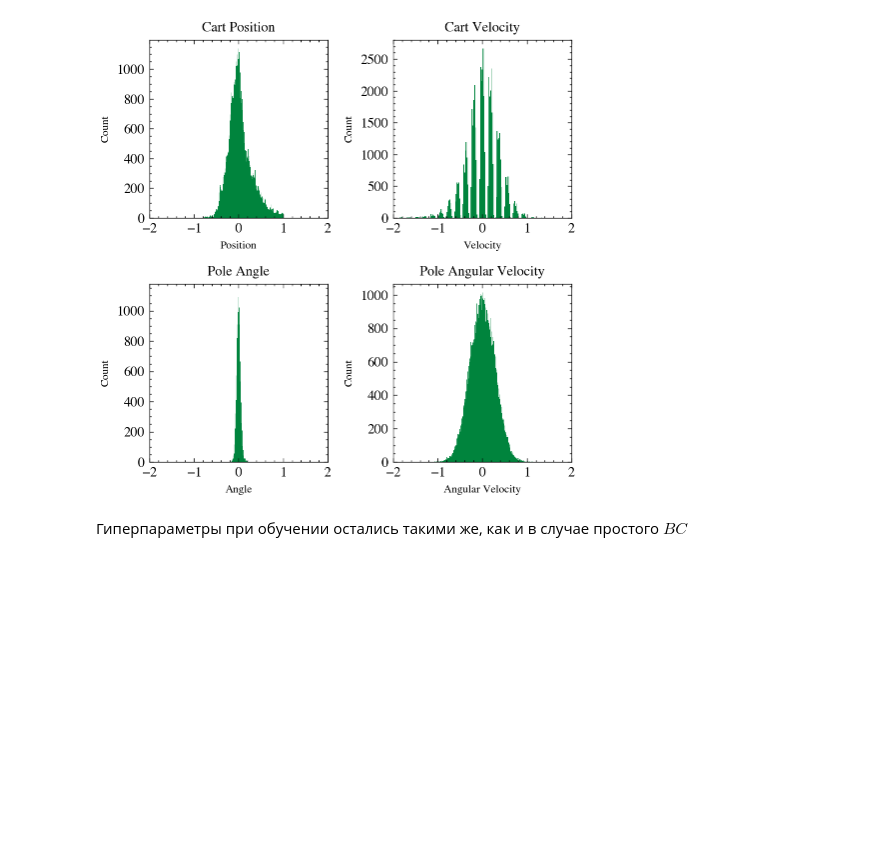
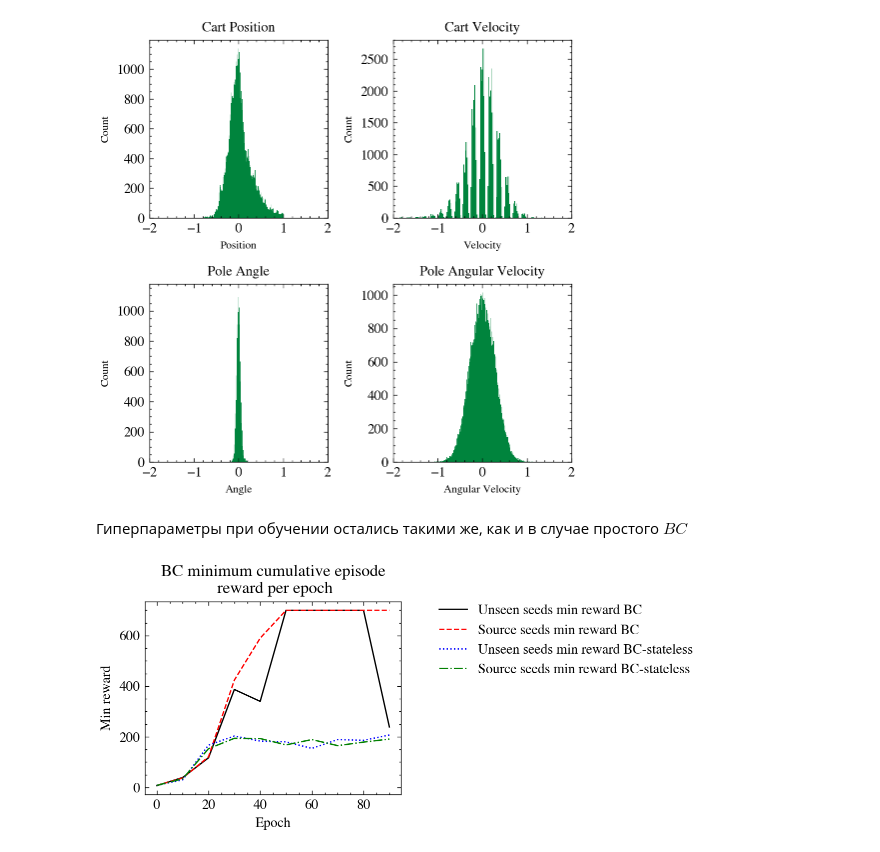
Before and after one commit to selected-topics-ai/CART-POLE-REINFORCE, a Jupyter notebook: notebooks/report.ipynb, the cells around one changed output. Drawn from its saved outputs; the diff is of its cells as text; code cells hidden in the pictures; blank space fills up the shorter version.

Commit message:
add model and plots

```diff
--- a/notebooks/report.ipynb
+++ b/notebooks/report.ipynb
@@ -466,3 +466,25 @@ draw_states(filtered_states, color='#00843D')
 [figure]
 # %% [markdown]
 Гиперпараметры при обучении остались такими же, как и в случае простого $BC$
+# %%
+bc_min_rewards_df = pd.read_csv('../data/bc/bc_min_reward.csv')
+bc_min_rewards_stateless_df = pd.read_csv('../data/bc/bc_min_reward_stateless.csv')
+# %%
+steps = bc_min_rewards_df['Step']
+
+plt.plot(steps, bc_min_rewards_df['val/min_episode_reward'], label='Unseen seeds min reward BC')
+plt.plot(steps, bc_min_rewards_df['val/source/min_episode_reward'], label='Source seeds min reward BC')
+
+plt.plot(steps, bc_min_rewards_stateless_df['val/min_episode_reward'], label='Unseen seeds min reward BC-stateless')
+plt.plot(steps, bc_min_rewards_stateless_df['val/source/min_episode_reward'], label='Source seeds min reward BC-stateless')
+
+plt.xlabel('Epoch', fontsize=10)
+plt.ylabel('Min reward', fontsize=10)
+
+plt.tick_params(axis='both', which='major', labelsize=10)
+plt.title('BC minimum cumulative episode\n reward per epoch', fontsize=12)
+plt.legend(bbox_to_anchor=(1.1, 1.05), prop={'size': 10})
+plt.tight_layout()
+plt.show()
+# %% [output]
+[figure, added]
```
Also changed, not shown: parts of 4 cells of this notebook, 4 other files.
